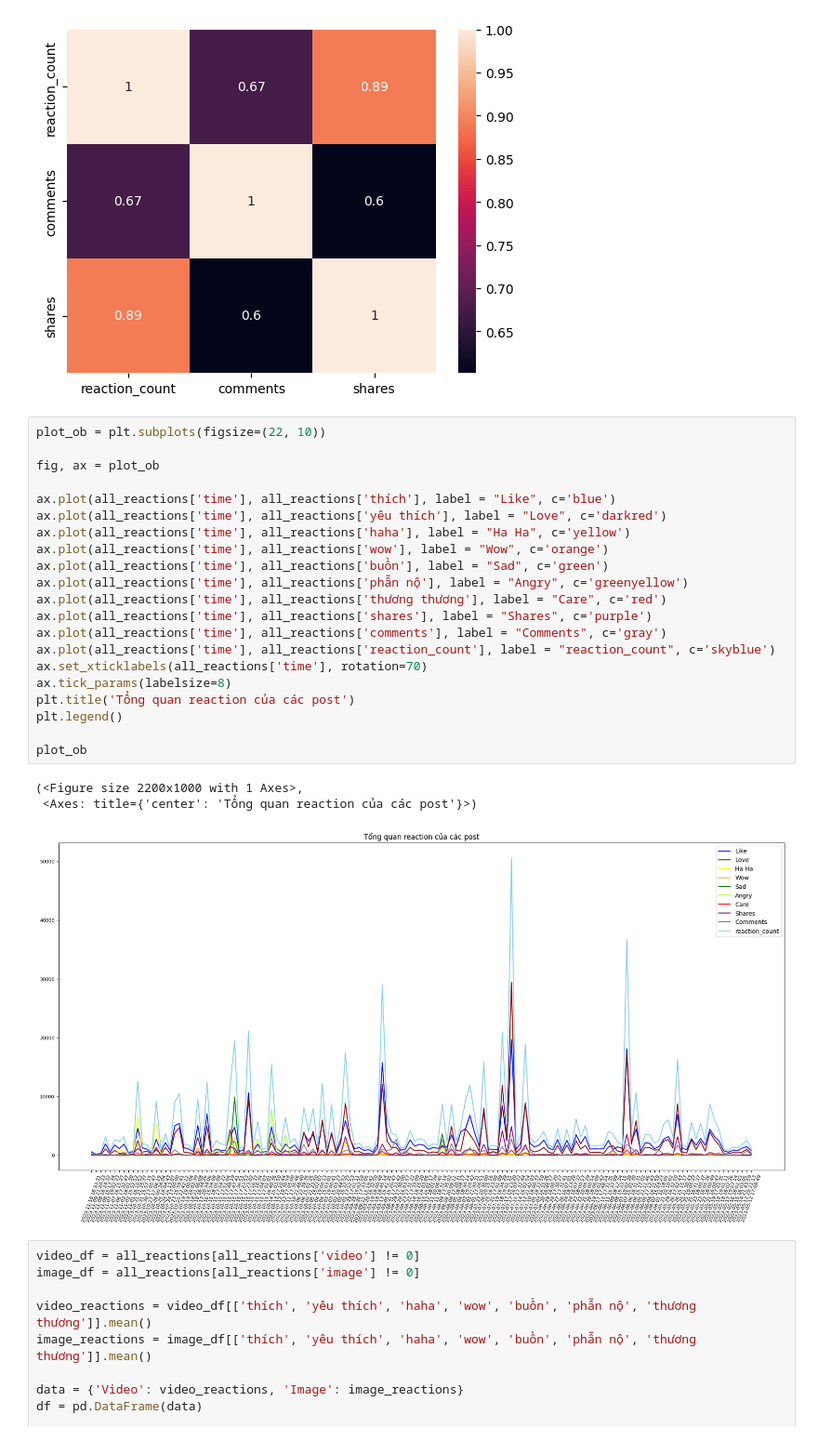
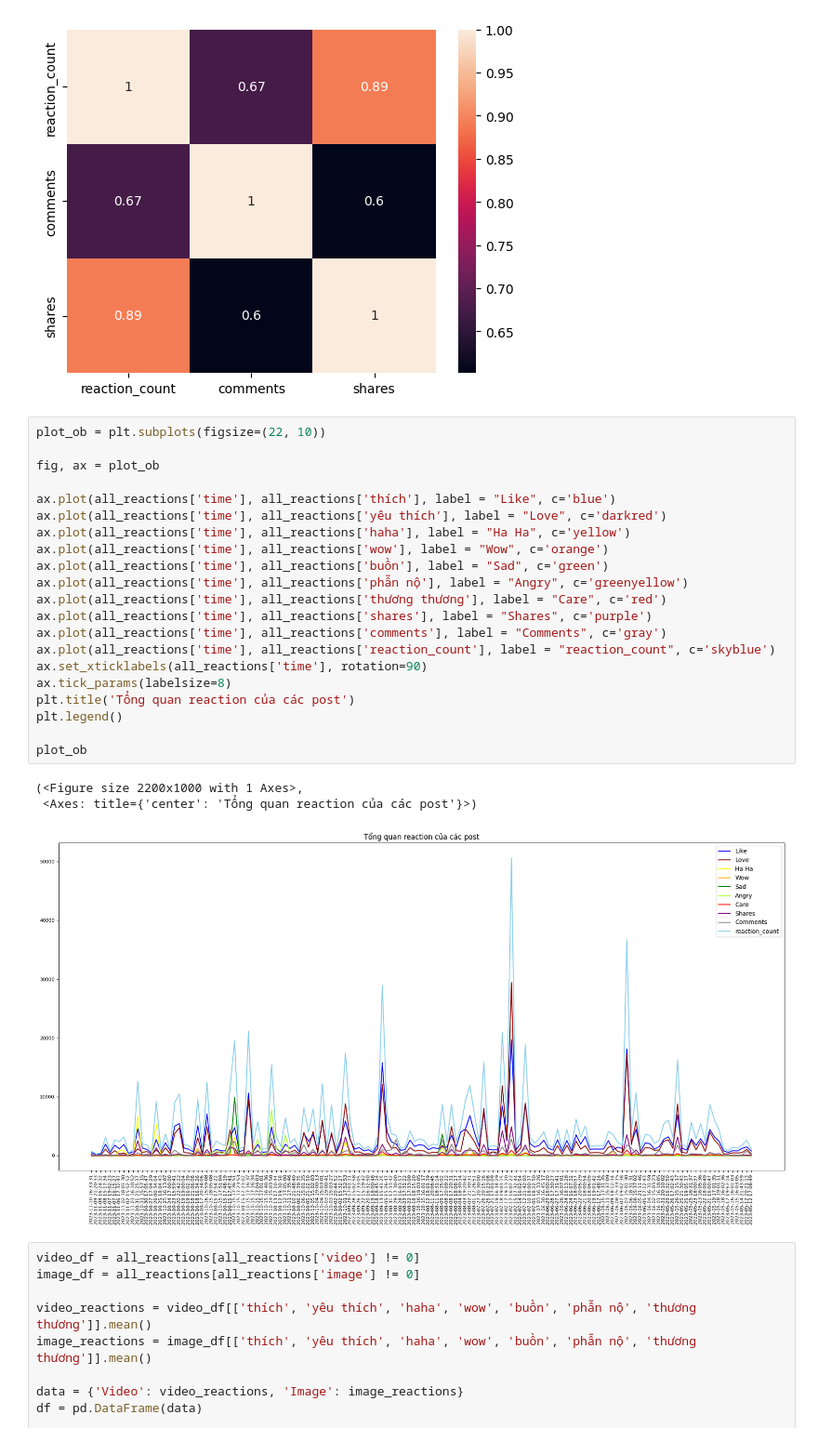
Before and after one commit to dphieu/final_project_python, a Jupyter notebook: Analyze_Data.ipynb, the cells around one changed output. Shown at 93% size. Cells and saved outputs as stored; diff of their text form.

```diff
--- a/Analyze_Data.ipynb
+++ b/Analyze_Data.ipynb
@@ -192,28 +192,28 @@ sns.heatmap(all_reactions[['reaction_count','comments','shares']].corr(), annot=
 # %%
 plot_ob = plt.subplots(figsize=(22, 10))
 
 fig, ax = plot_ob
 
 ax.plot(all_reactions['time'], all_reactions['thích'], label = "Like", c='blue')
 ax.plot(all_reactions['time'], all_reactions['yêu thích'], label = "Love", c='darkred')
 ax.plot(all_reactions['time'], all_reactions['haha'], label = "Ha Ha", c='yellow')
 ax.plot(all_reactions['time'], all_reactions['wow'], label = "Wow", c='orange')
 ax.plot(all_reactions['time'], all_reactions['buồn'], label = "Sad", c='green')
 ax.plot(all_reactions['time'], all_reactions['phẫn nộ'], label = "Angry", c='greenyellow')
 ax.plot(all_reactions['time'], all_reactions['thương thương'], label = "Care", c='red')
 ax.plot(all_reactions['time'], all_reactions['shares'], label = "Shares", c='purple')
 ax.plot(all_reactions['time'], all_reactions['comments'], label = "Comments", c='gray')
 ax.plot(all_reactions['time'], all_reactions['reaction_count'], label = "reaction_count", c='skyblue')
-ax.set_xticklabels(all_reactions['time'], rotation=70)
+ax.set_xticklabels(all_reactions['time'], rotation=90)
 ax.tick_params(labelsize=8)
 plt.title('Tổng quan reaction của các post')
 plt.legend()
 
 plot_ob
 # %% [output]
 (<Figure size 2200x1000 with 1 Axes>,
  <Axes: title={'center': 'Tổng quan reaction của các post'}>)
-[figure, old version]
+[figure, new version]
 # %%
 video_df = all_reactions[all_reactions['video'] != 0]
 image_df = all_reactions[all_reactions['image'] != 0]
```
Also changed, not shown: parts of 2 cells of this notebook.
